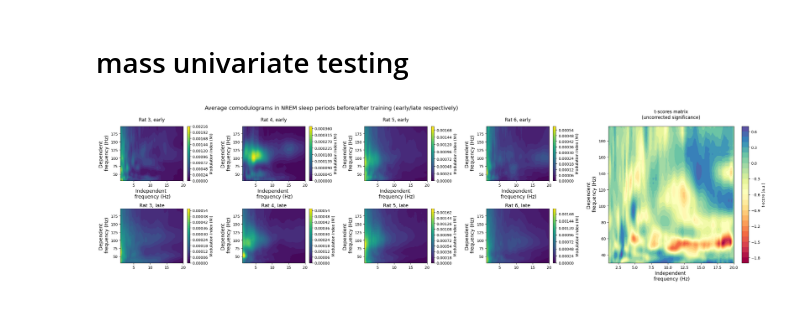
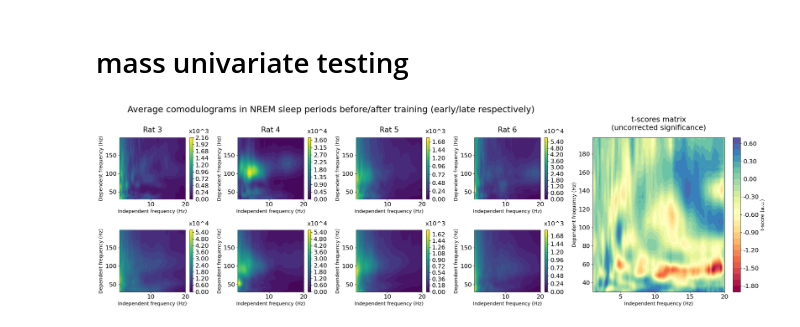
Before and after one commit to lfernandof/lfp_signals_analysis, a Jupyter notebook: consistency_check_LFP_analyses.ipynb, the cells around one changed output. Cells and saved outputs as stored; diff of their text form; code cells hidden in the pictures.

Commit message:
corrected the colorbar scale formatting issue in the plotting of comodulograms

```diff
--- a/consistency_check_LFP_analyses.ipynb
+++ b/consistency_check_LFP_analyses.ipynb
@@ -416,3 +416,6 @@ def filter_response_plot(b,a,cutoffs):
+# %%
+#Plotting settings:
+plt.rcParams.update({'font.size': 16})
 # %%
 # Best channel for each session (animal, day)
 session_preferred_channels = {'rat3_day1': 11, #PFC
@@ -1820,6 +1823,7 @@ def cluster_analysis_pipeline_panel_components(all_comodulograms_dict,day_id,rat
           'permutations_masses_dist':permutations_extreme_masses_distribution,'num_perms':len(permutations_list)}
 # %%
 def plot_sleep_comodulogram(comod, ax=None,colormap='viridis',accompanying_cbar=True,cbar_label='Modulation Index (MI)',fig_title=None):
+    from matplotlib.ticker import FuncFormatter,MaxNLocator
     freqs_for_amps = np.arange(30, 202, 2)
     freqs_for_phases = np.arange(1, 20.25, .25)
 
@@ -1834,7 +1838,7 @@ def plot_sleep_comodulogram(comod, ax=None,colormap='viridis',accompanying_cbar=
     ax.set_ylabel('Dependent \n frequency (Hz)', size=13)
 
     if accompanying_cbar:
-      cbar = plt.colorbar(contour, ax=ax, label=cbar_label)
+      cbar = plt.colorbar(contour, ax=ax, label=cbar_label,format=FuncFormatter(lambda x, _: f'{x:.2e}'))
 
     if fig_title:
       ax.set_title(fig_title)
@@ -1850,41 +1897,36 @@ all_comodulograms = load_rat_comodulograms(day_id,rat_ids)
 figure_components = cluster_analysis_pipeline_panel_components(all_comodulograms,day_id,rat_ids)
 # %%
 import matplotlib.gridspec as gridspec
-fig = plt.figure(figsize=(25, 7))
+fig = plt.figure(figsize=(25, 8))
 
 # create a GridSpec with 2 rows and 5 columns; the last column is for the bigger subplot, so it takes twice the width_ratio
 gs = gridspec.GridSpec(2, 5, width_ratios=[1, 1, 1, 1, 2], height_ratios=[1, 1])
 
 # create subplots in the first 4 columns (2 rows x 4 columns)
 for i,condition in enumerate(conditions):
     for j,current_rat in enumerate(rat_ids):
         ax = fig.add_subplot(gs[i, j])
         plot_sleep_comodulogram(all_comodulograms[f'rat{current_rat}_day{day_id}_{condition}'],ax)  # Replace with actual plotting code if needed
 
         # titles for the top row
         if i == 0:
-            ax.set_title(f'Rat {current_rat}, {condition}', y=1.05)
-
-        # captions for the bottom row
-        if i == 1:
-            ax.set_xlabel(f'Rat {current_rat}, {condition}')
-            ax.xaxis.set_label_position('top')
+            ax.set_title(f'Rat {current_rat}', y=1.05)
 
 # bigger subplot in the last column, spanning both rows
 ax_big = fig.add_subplot(gs[:, 4])
 
 plot_sleep_comodulogram(figure_components['t_scores_matrix'], ax=ax_big,colormap='Spectral',accompanying_cbar=True,cbar_label='t-score (a.u.)')
 
 # set a separate title for the bigger axis
 ax_big.set_title('t-scores matrix\n(uncorrected significance)', pad=20)
 
 # set a suptitle horizontally centered over the left 4 columns of smaller plots, which acts like a title for the left comodulograms
 fig.suptitle('Average comodulograms in NREM sleep periods before/after training (early/late respectively)', x=0.35, y=0.95, fontsize='x-large', ha='center')
 
 plt.tight_layout()
 plt.show()
 # %% [output]
-[figure, old version]
+[figure, new version]
 # %%
 fig,axs = plt.subplots(nrows=1,ncols=3,figsize=(18,5))
 
```
Also changed, not shown: parts of 3 cells of this notebook.
